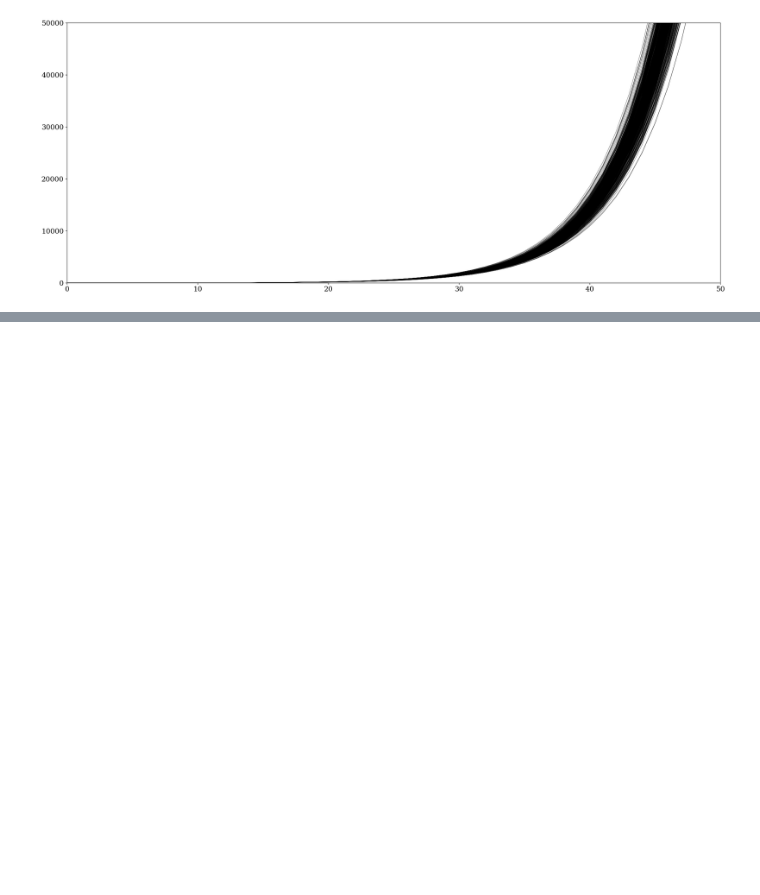
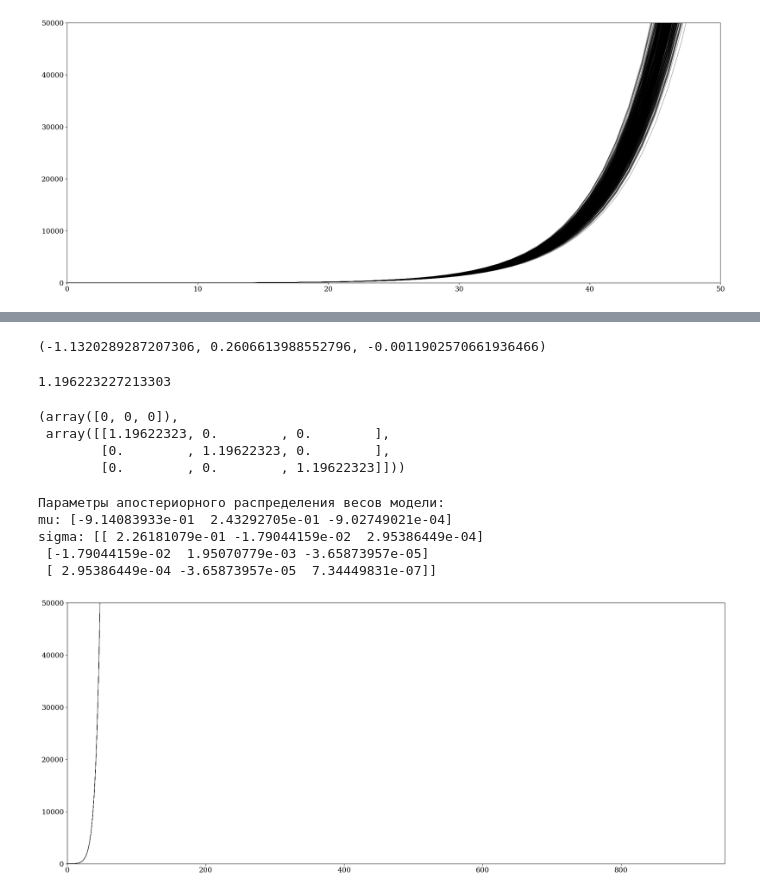
Before and after one commit to IrinaPugaeva/MADE--advanced_ML, a Jupyter notebook: HW1.ipynb, the cells around one changed output, grey strips where cells are left out. Drawn from its saved outputs; the diff is of its cells as text; code cells hidden in the pictures; blank space fills up the shorter version.

```diff
--- a/HW1.ipynb
+++ b/HW1.ipynb
@@ -224,0 +257,13 @@ Text(0, 0.5, 'probability density(x)')
+# %%
+(w_1, w_2) = model2.coef_[0]
+w_1, w_2 = float(w_1), float(w_2)
+w_0 = float(model2.intercept_)
+w_0, w_1, w_2
+# %% [output]
+(-1.1320289287207306, 0.2606613988552796, -0.0011902570661936466)
+# %%
+var = np.var(preds - ln_y)
+sigma_noise = var ** 0.5
+sigma_noise
+# %% [output]
+1.196223227213303
@@ -224,0 +274,46 @@ Text(0, 0.5, 'probability density(x)')
+# %%
+cur_mu, cur_sigma = np.array([0, 0, 0]), sigma_noise * np.identity(3)
+cur_mu, cur_sigma
+# %% [output]
+(array([0, 0, 0]),
+ array([[1.19622323, 0.        , 0.        ],
+        [0.        , 1.19622323, 0.        ],
+        [0.        , 0.        , 1.19622323]]))
+# %%
+def bayesian_update(mu, sigma, x, y, sigma_noise=.25):
+    x_matrix = np.array([[1, x, x ** 2]])
+    sigma_n = np.linalg.inv(np.linalg.inv(sigma) + (1 / (sigma_noise ** 2)) * np.matmul(np.transpose(x_matrix), x_matrix))
+    mu_n = np.matmul(sigma_n, np.matmul(np.linalg.inv(sigma), np.transpose(mu)) + (1 / (sigma_noise ** 2)) * np.matmul(np.transpose(x_matrix), np.array([y])))
+    return mu_n, sigma_n
+# %%
+for i in range(train.shape[0]):
+    cur_mu, cur_sigma = bayesian_update(cur_mu, cur_sigma,
+                                        train.iloc[i]['current_date'],
+                                        np.log(train.iloc[i]['new_cases']),
+                                        sigma_noise=sigma_noise)
+
+print("Параметры апостериорного распределения весов модели:")
+print(f"mu: {cur_mu}")
+print(f"sigma: {cur_sigma}")
+# %% [output]
+Параметры апостериорного распределения весов модели:
+mu: [-9.14083933e-01  2.43292705e-01 -9.02749021e-04]
+sigma: [[ 2.26181079e-01 -1.79044159e-02  2.95386449e-04]
+ [-1.79044159e-02  1.95070779e-03 -3.65873957e-05]
+ [ 2.95386449e-04 -3.65873957e-05  7.34449831e-07]]
+# %%
+def myplot_sample_lines(mu, sigma, n=20, max_day=50):
+    # Посэмплируем и порисуем экспоненты
+    my_w = np.random.multivariate_normal(mu, sigma, n)
+    sample_distrs = []
+
+    xs = np.arange(max_day)
+    X_new = np.column_stack((np.ones(max_day), xs))
+    for w in my_w:
+        plt.plot(xs, np.exp((np.column_stack((np.ones(50), new_X)) @ np.array([w_0, w_1, w_2]))), 'k-', lw=.4)
+    plt.ylim((0, 50000))
+    plt.xlim((0, 950))
+# %%
+myplot_sample_lines(cur_mu, cur_sigma)
+# %% [output]
+[figure, added]
```
Also changed, not shown: parts of 9 cells of this notebook.
